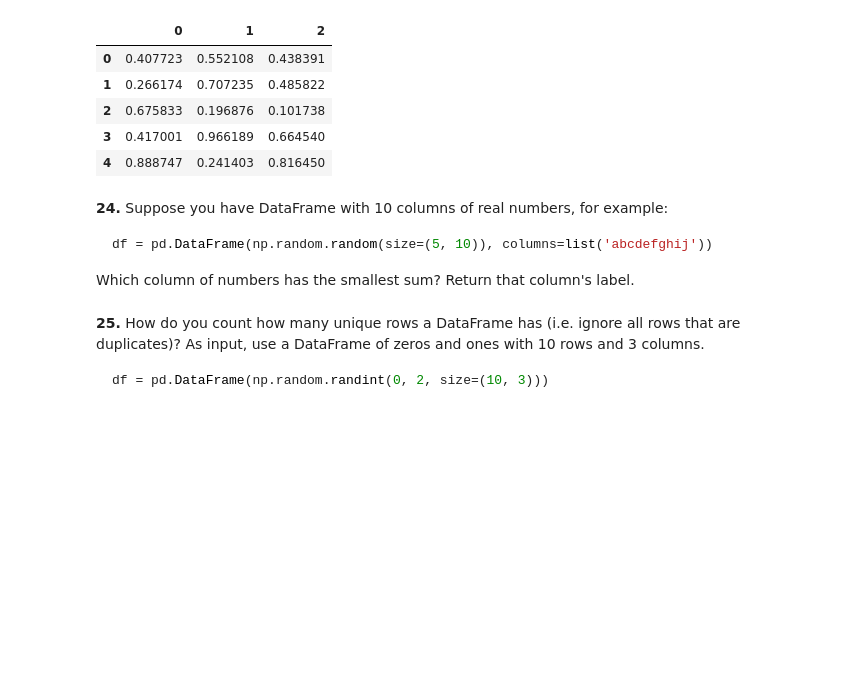
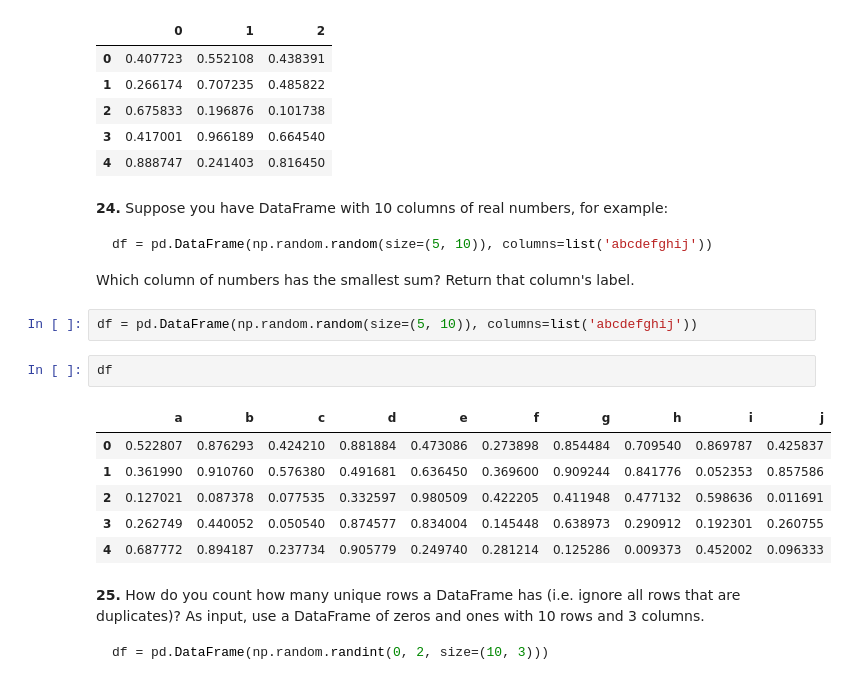
Before and after one commit to KushangShah/ICodeRandom, a Jupyter notebook: practice.ipynb, the cells around one changed output. Cells and saved outputs as stored; diff of their text form; blank space fills up the shorter version.

````diff
--- a/practice.ipynb
+++ b/practice.ipynb
@@ -361,6 +361,17 @@ df
 df = pd.DataFrame(np.random.random(size=(5, 10)), columns=list('abcdefghij'))
 ```
 Which column of numbers has the smallest sum?  Return that column's label.
+# %%
+df = pd.DataFrame(np.random.random(size=(5, 10)), columns=list('abcdefghij'))
+# %%
+df
+# %% [output]
+|  | a | b | c | d | e | f | g | h | i | j |
+| 0 | 0.522807 | 0.876293 | 0.424210 | 0.881884 | 0.473086 | 0.273898 | 0.854484 | 0.709540 | 0.869787 | 0.425837 |
+| 1 | 0.361990 | 0.910760 | 0.576380 | 0.491681 | 0.636450 | 0.369600 | 0.909244 | 0.841776 | 0.052353 | 0.857586 |
+| 2 | 0.127021 | 0.087378 | 0.077535 | 0.332597 | 0.980509 | 0.422205 | 0.411948 | 0.477132 | 0.598636 | 0.011691 |
+| 3 | 0.262749 | 0.440052 | 0.050540 | 0.874577 | 0.834004 | 0.145448 | 0.638973 | 0.290912 | 0.192301 | 0.260755 |
+| 4 | 0.687772 | 0.894187 | 0.237734 | 0.905779 | 0.249740 | 0.281214 | 0.125286 | 0.009373 | 0.452002 | 0.096333 |
 # %% [markdown]
 **25.** How do you count how many unique rows a DataFrame has (i.e. ignore all rows that are duplicates)? As input, use a DataFrame of zeros and ones with 10 rows and 3 columns.
 
````
